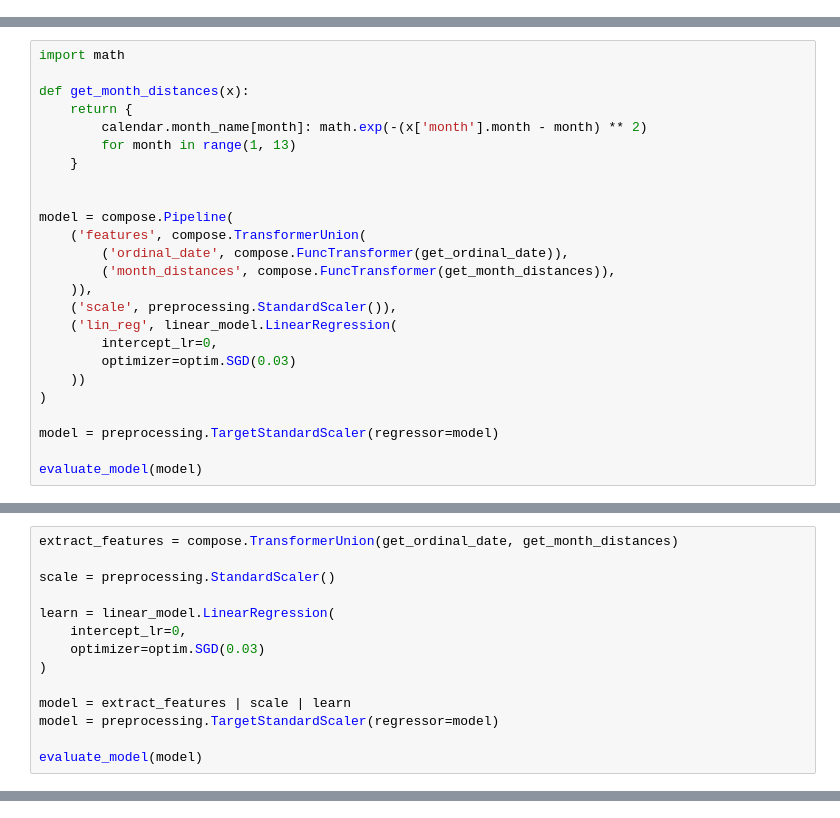
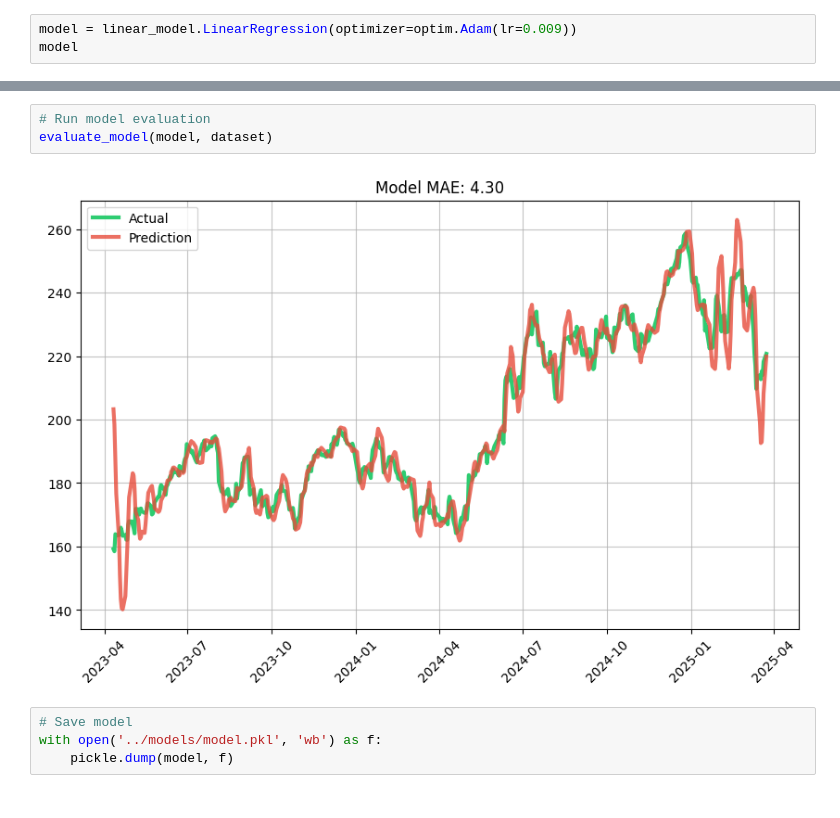
Before and after one commit to ConnorMcWard/live-stock-predictor, a Jupyter notebook: notebooks/02_Model_Development.ipynb, the cells around one changed output, grey strips where cells are left out. Saved outputs shown, nothing was run; the diff lists cells and outputs as text.

Commit message:
full working model

```diff
--- a/notebooks/02_Model_Development.ipynb
+++ b/notebooks/02_Model_Development.ipynb
@@ -78,0 +43,3 @@ model = compose.Pipeline(
+# %%
+model = linear_model.LinearRegression(optimizer=optim.Adam(lr=0.009))
+model
@@ -196,25 +117,0 @@ evaluate_model(model)
-# %%
-import math
-
-def get_month_distances(x):
-    return {
-        calendar.month_name[month]: math.exp(-(x['month'].month - month) ** 2)
-        for month in range(1, 13)
-    }
-
-
-model = compose.Pipeline(
-    ('features', compose.TransformerUnion(
-        ('ordinal_date', compose.FuncTransformer(get_ordinal_date)),
-        ('month_distances', compose.FuncTransformer(get_month_distances)),
-    )),
-    ('scale', preprocessing.StandardScaler()),
-    ('lin_reg', linear_model.LinearRegression(
-        intercept_lr=0,
-        optimizer=optim.SGD(0.03)
-    ))
-)
-
-model = preprocessing.TargetStandardScaler(regressor=model)
-
-evaluate_model(model)
@@ -223,14 +117,0 @@ evaluate_model(model)
-# %%
-extract_features = compose.TransformerUnion(get_ordinal_date, get_month_distances)
-
-scale = preprocessing.StandardScaler()
-
-learn = linear_model.LinearRegression(
-    intercept_lr=0,
-    optimizer=optim.SGD(0.03)
-)
-
-model = extract_features | scale | learn
-model = preprocessing.TargetStandardScaler(regressor=model)
-
-evaluate_model(model)
@@ -258,0 +118,9 @@ TargetStandardScaler (
+# %%
+# Run model evaluation
+evaluate_model(model, dataset)
+# %% [output]
+[figure, added]
+# %%
+# Save model
+with open('../models/model.pkl', 'wb') as f:
+    pickle.dump(model, f)
```
Also changed, not shown: parts of 20 cells of this notebook, 4 other files.
